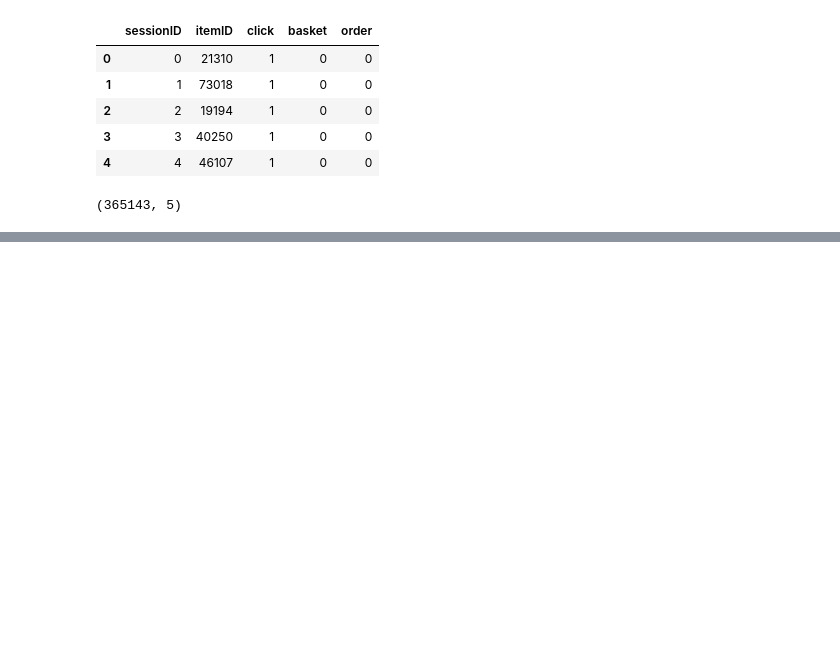
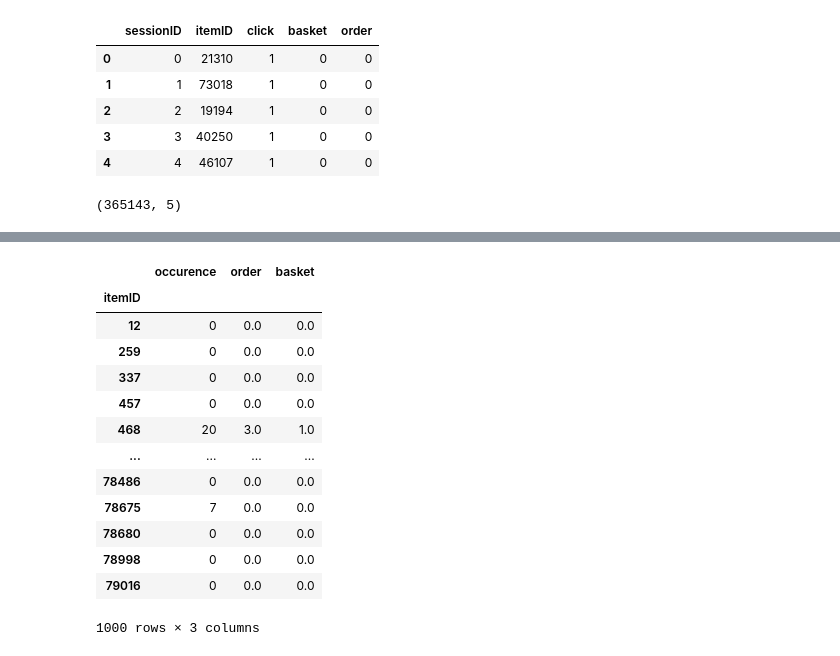
Before and after one commit to manu675/Data_Mining_Cup_Prudsys_21, a Jupyter notebook: data_exploration.ipynb, the cells around one changed output, grey strips where cells are left out. Cells and saved outputs as stored; diff of their text form; code cells hidden in the pictures; blank space fills up the shorter version.

```diff
--- a/data_exploration.ipynb
+++ b/data_exploration.ipynb
@@ -102,0 +145,25 @@ transactions_df.shape
+# %%
+#Count occurence of each evaluation item in transactions_df
+#Key: ocurence = total occurence of item in session,
+#     order = total ordered units of item,
+#     basket = sum of occurences of this item in shopping basket
+eval_trans_df.loc[:,'occurence'] = 1
+eval_trans_df.loc[eval_trans_df['sessionID'].isnull(),'occurence'] = 0
+
+occurence_df = eval_trans_df[['itemID','occurence','order','basket']].groupby(['itemID']).agg('sum')
+occurence_df
+# %% [output]
+|  | occurence | order | basket |
+| itemID |  |  |  |
+| 12 | 0 | 0.0 | 0.0 |
+| 259 | 0 | 0.0 | 0.0 |
+| 337 | 0 | 0.0 | 0.0 |
+| 457 | 0 | 0.0 | 0.0 |
+| 468 | 20 | 3.0 | 1.0 |
+| ... | ... | ... | ... |
+| 78486 | 0 | 0.0 | 0.0 |
+| 78675 | 7 | 0.0 | 0.0 |
+| 78680 | 0 | 0.0 | 0.0 |
+| 78998 | 0 | 0.0 | 0.0 |
+| 79016 | 0 | 0.0 | 0.0 |
+1000 rows × 3 columns
```
Also changed, not shown: parts of 11 cells of this notebook.
